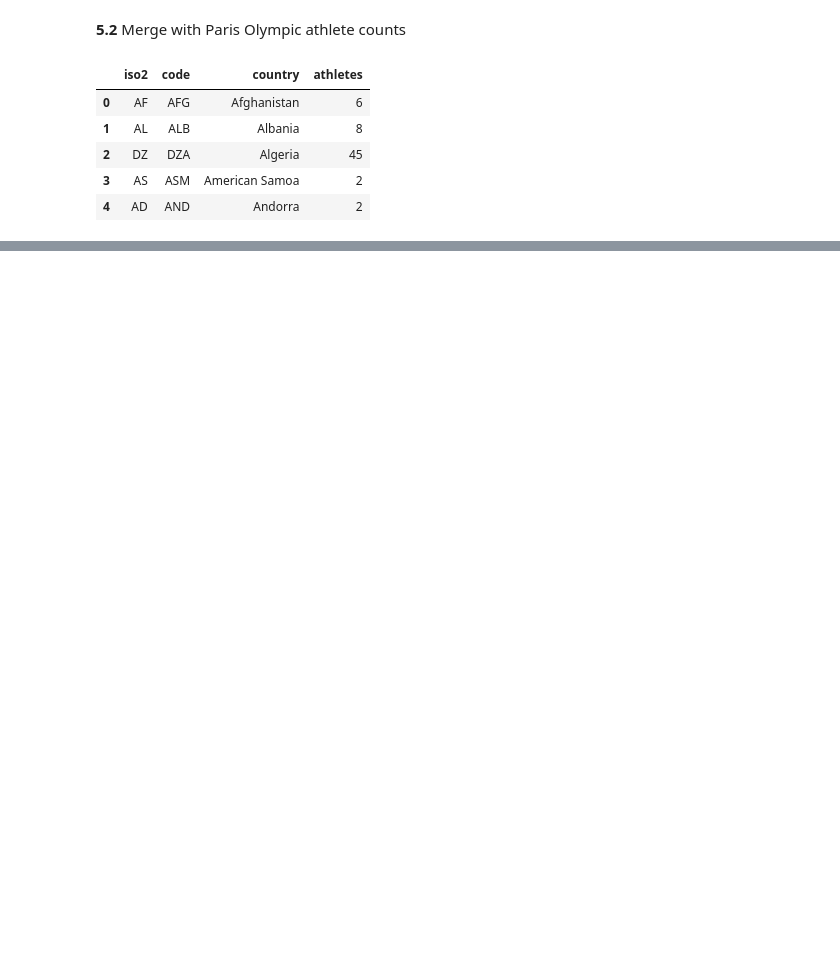
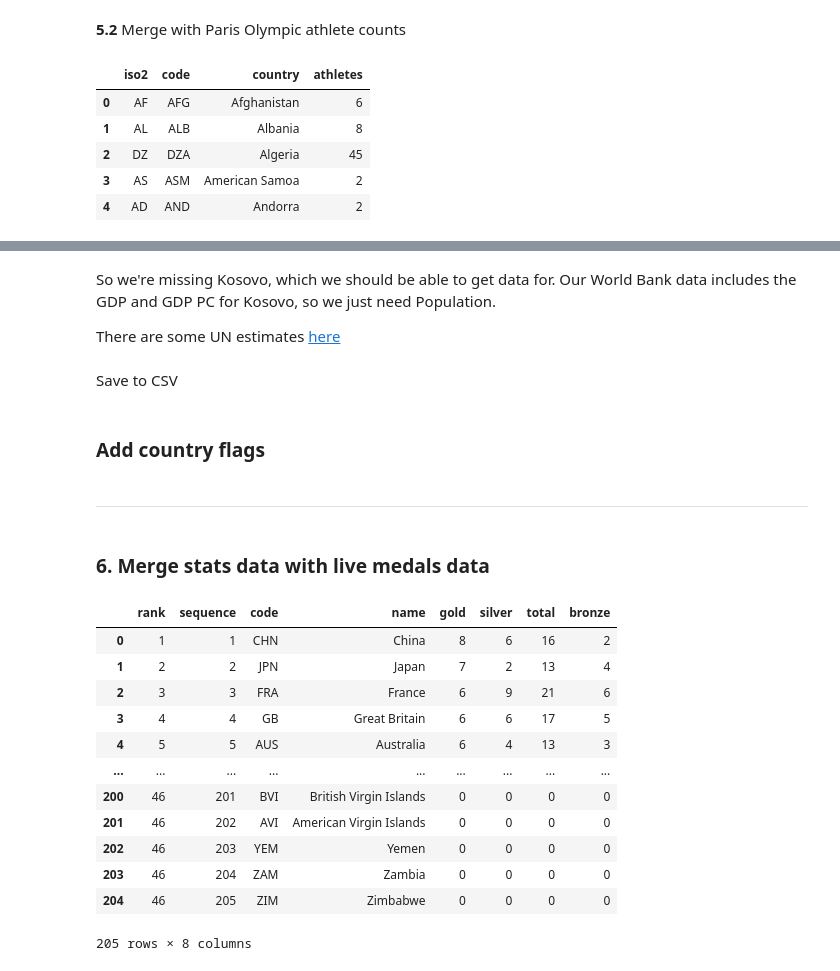
Before and after one commit to jhellingsdata/jhellingsdata.github.io, a Jupyter notebook: data-story/olympics/fetch_data.ipynb, the cells around one changed output, grey strips where cells are left out. Cells and saved outputs as stored; diff of their text form; code cells hidden in the pictures; blank space fills up the shorter version.

```diff
--- a/data-story/olympics/fetch_data.ipynb
+++ b/data-story/olympics/fetch_data.ipynb
@@ -471,0 +531,4 @@ df_main
+# %% [markdown]
+So we're missing Kosovo, which we should be able to get data for. Our World Bank data includes the GDP and GDP PC for Kosovo, so we just need Population.
+
+There are some UN estimates [here](https://data.un.org/Data.aspx?q=Kosovo&d=PopDiv&f=variableID%3a12%3bcrID%3a412)
@@ -472,2 +545,29 @@ df_main
+# %% [markdown]
+Save to CSV
+# %% [markdown]
+### Add country flags
 # %%
 df_main.to_csv('olympics_country-stats.csv', index=False)
+# %% [markdown]
+---
+# %% [markdown]
+### 6. Merge stats data with live medals data
+# %%
+medals = 'https://eco-data-cache.s3.eu-west-2.amazonaws.com/olympics/live_results/medals.csv'
+
+df_medals = pd.read_csv(medals)
+df_medals
+# %% [output]
+|  | rank | sequence | code | name | gold | silver | total | bronze |
+| 0 | 1 | 1 | CHN | China | 8 | 6 | 16 | 2 |
+| 1 | 2 | 2 | JPN | Japan | 7 | 2 | 13 | 4 |
+| 2 | 3 | 3 | FRA | France | 6 | 9 | 21 | 6 |
+| 3 | 4 | 4 | GB | Great Britain | 6 | 6 | 17 | 5 |
+| 4 | 5 | 5 | AUS | Australia | 6 | 4 | 13 | 3 |
+| ... | ... | ... | ... | ... | ... | ... | ... | ... |
+| 200 | 46 | 201 | BVI | British Virgin Islands | 0 | 0 | 0 | 0 |
+| 201 | 46 | 202 | AVI | American Virgin Islands | 0 | 0 | 0 | 0 |
+| 202 | 46 | 203 | YEM | Yemen | 0 | 0 | 0 | 0 |
+| 203 | 46 | 204 | ZAM | Zambia | 0 | 0 | 0 | 0 |
+| 204 | 46 | 205 | ZIM | Zimbabwe | 0 | 0 | 0 | 0 |
+205 rows × 8 columns
```
Also changed, not shown: parts of 14 cells of this notebook.
